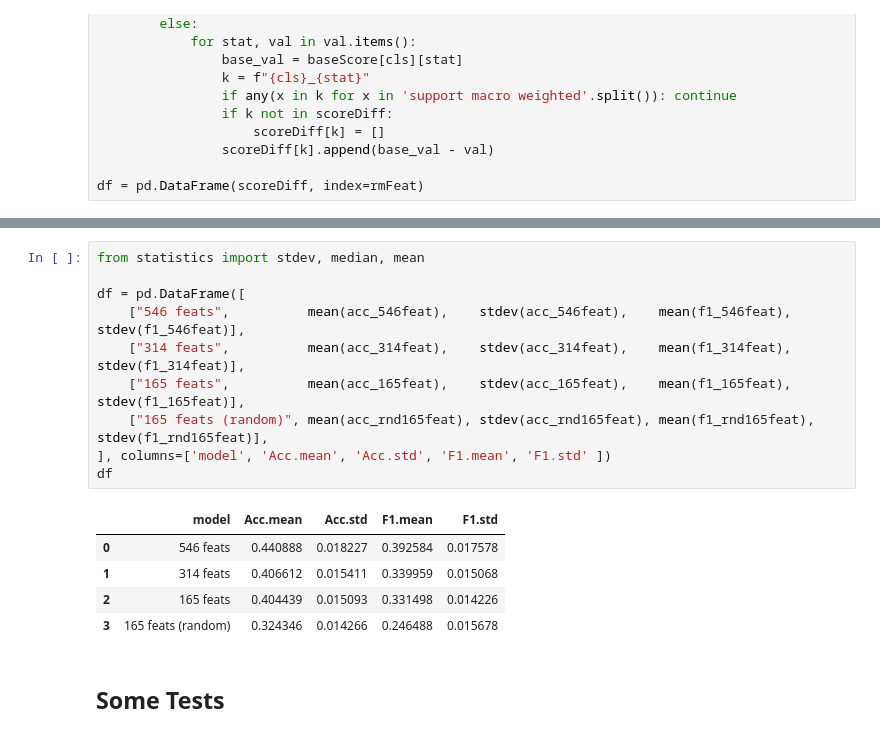
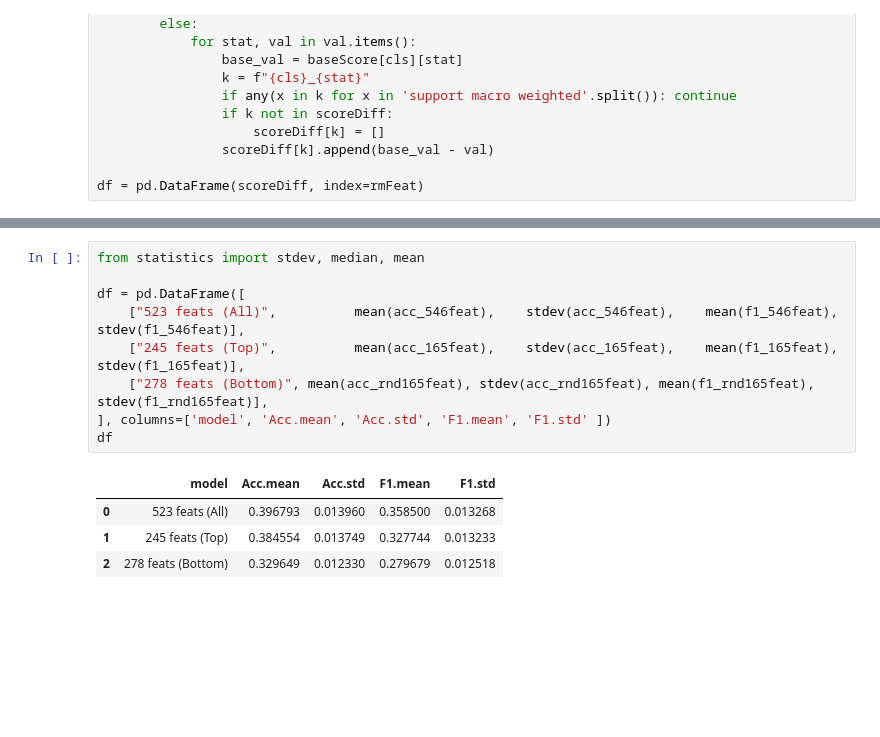
Before and after one commit to liao961120/cilin, a Jupyter notebook: etc/radical_semantic_classification.ipynb, the cells around one changed output, grey strips where cells are left out. Cells and saved outputs as stored; diff of their text form; blank space fills up the shorter version.

```diff
--- a/etc/radical_semantic_classification.ipynb
+++ b/etc/radical_semantic_classification.ipynb
@@ -646,18 +650,14 @@ for i in range(100):
 # %%
 from statistics import stdev, median, mean
 
 df = pd.DataFrame([
-    ["546 feats",          mean(acc_546feat),    stdev(acc_546feat),    mean(f1_546feat),    stdev(f1_546feat)],
-    ["314 feats",          mean(acc_314feat),    stdev(acc_314feat),    mean(f1_314feat),    stdev(f1_314feat)],
-    ["165 feats",          mean(acc_165feat),    stdev(acc_165feat),    mean(f1_165feat),    stdev(f1_165feat)],
-    ["165 feats (random)", mean(acc_rnd165feat), stdev(acc_rnd165feat), mean(f1_rnd165feat), stdev(f1_rnd165feat)],
+    ["523 feats (All)",          mean(acc_546feat),    stdev(acc_546feat),    mean(f1_546feat),    stdev(f1_546feat)],
+    ["245 feats (Top)",          mean(acc_165feat),    stdev(acc_165feat),    mean(f1_165feat),    stdev(f1_165feat)],
+    ["278 feats (Bottom)", mean(acc_rnd165feat), stdev(acc_rnd165feat), mean(f1_rnd165feat), stdev(f1_rnd165feat)],
 ], columns=['model', 'Acc.mean', 'Acc.std', 'F1.mean', 'F1.std' ])
 df
 # %% [output]
 |  | model | Acc.mean | Acc.std | F1.mean | F1.std |
-| 0 | 546 feats | 0.440888 | 0.018227 | 0.392584 | 0.017578 |
-| 1 | 314 feats | 0.406612 | 0.015411 | 0.339959 | 0.015068 |
-| 2 | 165 feats | 0.404439 | 0.015093 | 0.331498 | 0.014226 |
-| 3 | 165 feats (random) | 0.324346 | 0.014266 | 0.246488 | 0.015678 |
+| 0 | 523 feats (All) | 0.396793 | 0.013960 | 0.358500 | 0.013268 |
+| 1 | 245 feats (Top) | 0.384554 | 0.013749 | 0.327744 | 0.013233 |
+| 2 | 278 feats (Bottom) | 0.329649 | 0.012330 | 0.279679 | 0.012518 |
-# %% [markdown]
-## Some Tests
```
Also changed, not shown: parts of 25 cells of this notebook.
